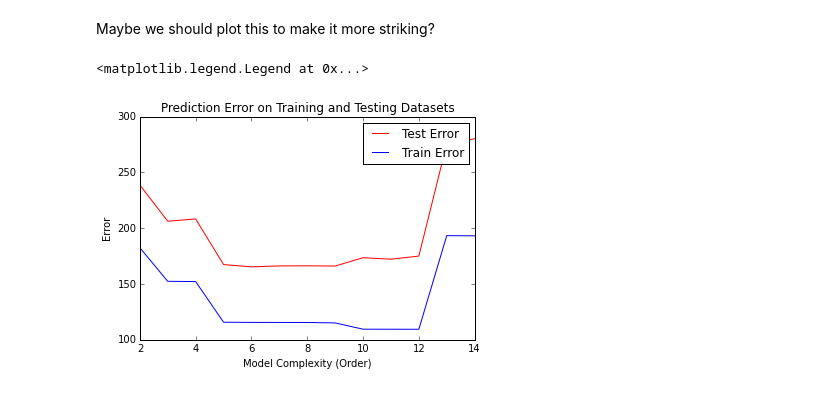
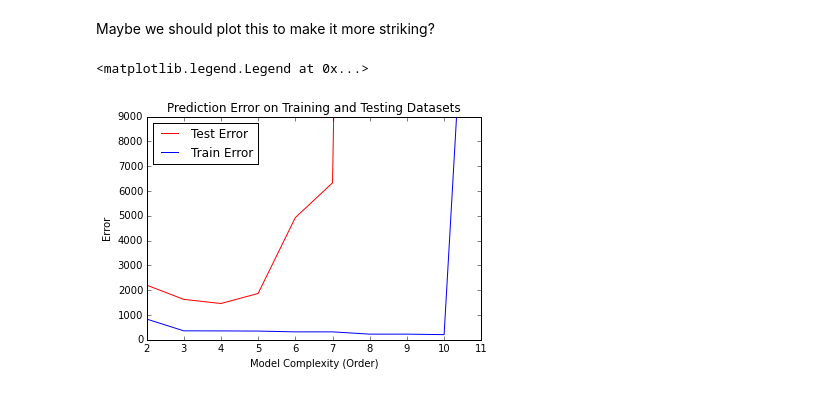
Before and after one commit to zafarali/explore-intelligence, a Jupyter notebook: 598/Lecture3.ipynb, the cells around one changed output. Drawn from its saved outputs; the diff is of its cells as text; code cells hidden in the pictures.

```diff
--- a/598/Lecture3.ipynb
+++ b/598/Lecture3.ipynb
@@ -218,0 +236,5 @@ ORDER    TRAIN ERROR     TEST ERROR
+# %%
+# creating some linear data with noise
+x_new = np.linspace(0,3*pi, 30)
+y_new = 2 + x_new**2 + np.random.normal(loc=0, scale=6,size=len(x_new))
+plt.plot(x_new,y_new, 'x')
@@ -218,0 +244,2 @@ ORDER    TRAIN ERROR     TEST ERROR
+# %%
+tt_plot = train_test_errors(x_new, y_new, print_out=True,max_order=12)
@@ -221,11 +260,12 @@ Maybe we should plot this to make it more striking?
 # %%
 complexity, prediction_error_train, prediction_error_test =  tt_plot.T
 plt.plot(complexity, prediction_error_test, 'r-', label='Test Error')
 plt.plot(complexity, prediction_error_train, 'b-', label='Train Error')
 plt.title('Prediction Error on Training and Testing Datasets')
 plt.xlabel('Model Complexity (Order)')
 plt.ylabel('Error')
-plt.legend()
+plt.ylim([0,9000])
+plt.legend(loc='upper left')
 # %% [output]
 <matplotlib.legend.Legend at 0x...>
-[figure, old version]
+[figure, new version]
```
Also changed, not shown: parts of 12 cells of this notebook.
